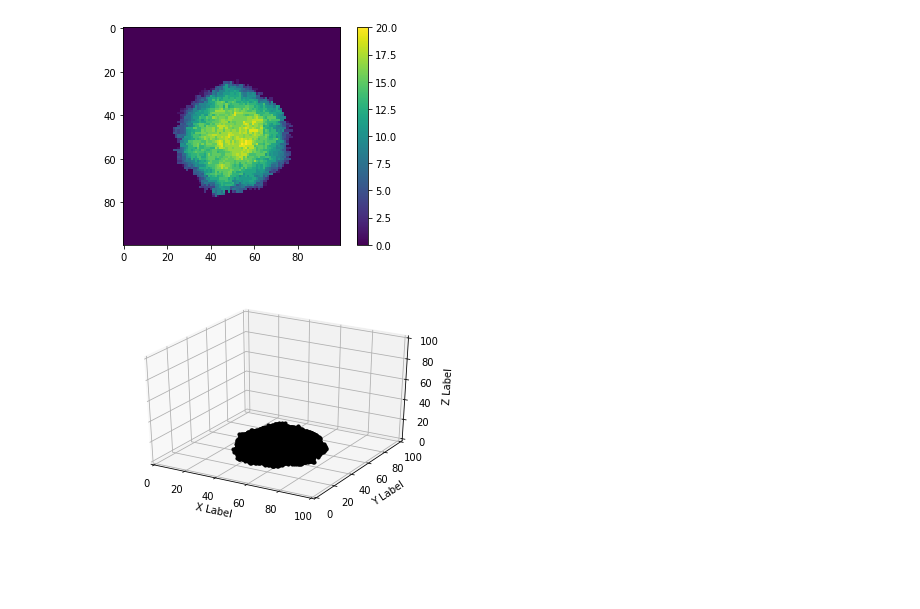
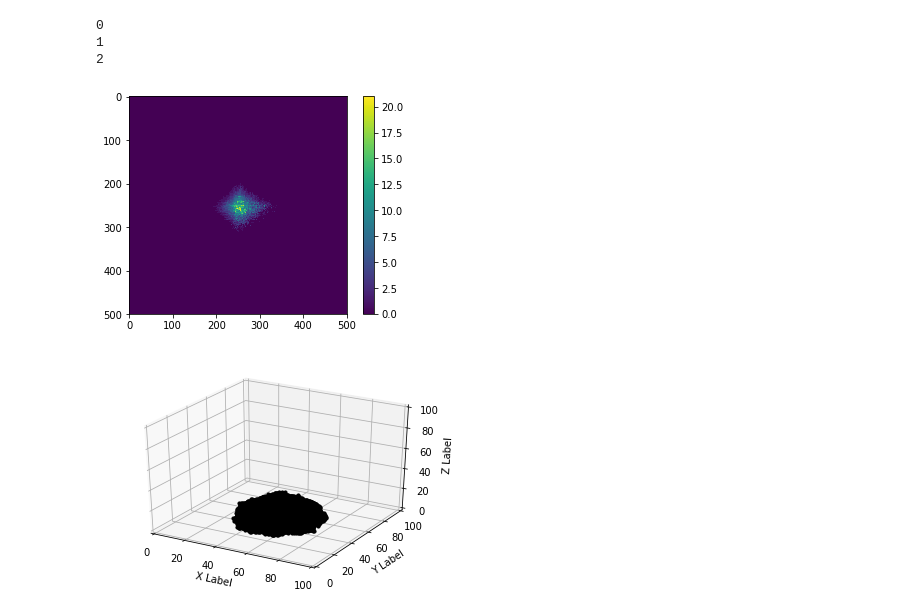
Before and after one commit to nkrishnan94/3D-Eden-Model, a Jupyter notebook: read_push_data.ipynb, the cells around one changed output. Cells and saved outputs as stored; diff of their text form; code cells hidden in the pictures; blank space fills up the shorter version.

```diff
--- a/read_push_data.ipynb
+++ b/read_push_data.ipynb
@@ -21,17 +22,22 @@ for m in range(len(zmaxwhere)):
     if zmax[tuple(zmaxwhere[m][:2])]< zmaxwhere[m][2]:
         zmax[tuple(zmaxwhere[m][:2])] =zmaxwhere[m][2]
 # %%
-zhists =np.zeros((len(files),xsize,ysize))
-for i,f in enumerate(files):
+zhists =np.zeros((len(files[0:3]),xsize,ysize))
+for i,f in enumerate(files[0:3]):
+    print(i)
 
 
     arr =np.loadtxt(f,delimiter=", ").astype(int)
 
 
     zmaxwhere = arr
-    zmax = np.zeros((500,500))
+    zmax = np.zeros((xsize,ysize))
     for m in range(len(zmaxwhere)):
         if zmax[tuple(zmaxwhere[m][:2])]< zmaxwhere[m][2]:
             zmax[tuple(zmaxwhere[m][:2])] =zmaxwhere[m][2]
 
         zhists[i] = zmax
+# %% [output]
+0
+1
+2
@@ -40,21 +44,21 @@ plt.imshow(zhists)
 # %%
 fig,ax =plt.subplots()
 
 im=ax.imshow(zhists[-1],vmin=0,vmax=np.max(zhists))
 
 ims = []
-for add in range(len(files)):
+for add in range(len(files[0:3])):
     ims.append((ax.imshow(zhists[add],vmin=0,vmax=np.max(zhists)),))
 
 im_ani = animation.ArtistAnimation(fig, ims, interval=2000, repeat_delay=3000,
                                    blit=True)
 
 plt.colorbar(im)
 # To save this second animation with some metadata, use the following command:
 # im_ani.save('im.mp4', metadata={'artist':'Guido'})
-im_ani.save('im.gif',writer='imagemagick')
+im_ani.save('im_push.gif',writer='imagemagick')
 # %% [output]
-[figure, old version]
+[figure, new version]
 # %%
 from mpl_toolkits.mplot3d import Axes3D  # noqa: F401 unused import
 
```
Also changed, not shown: parts of 2 cells of this notebook, 17 other files.
